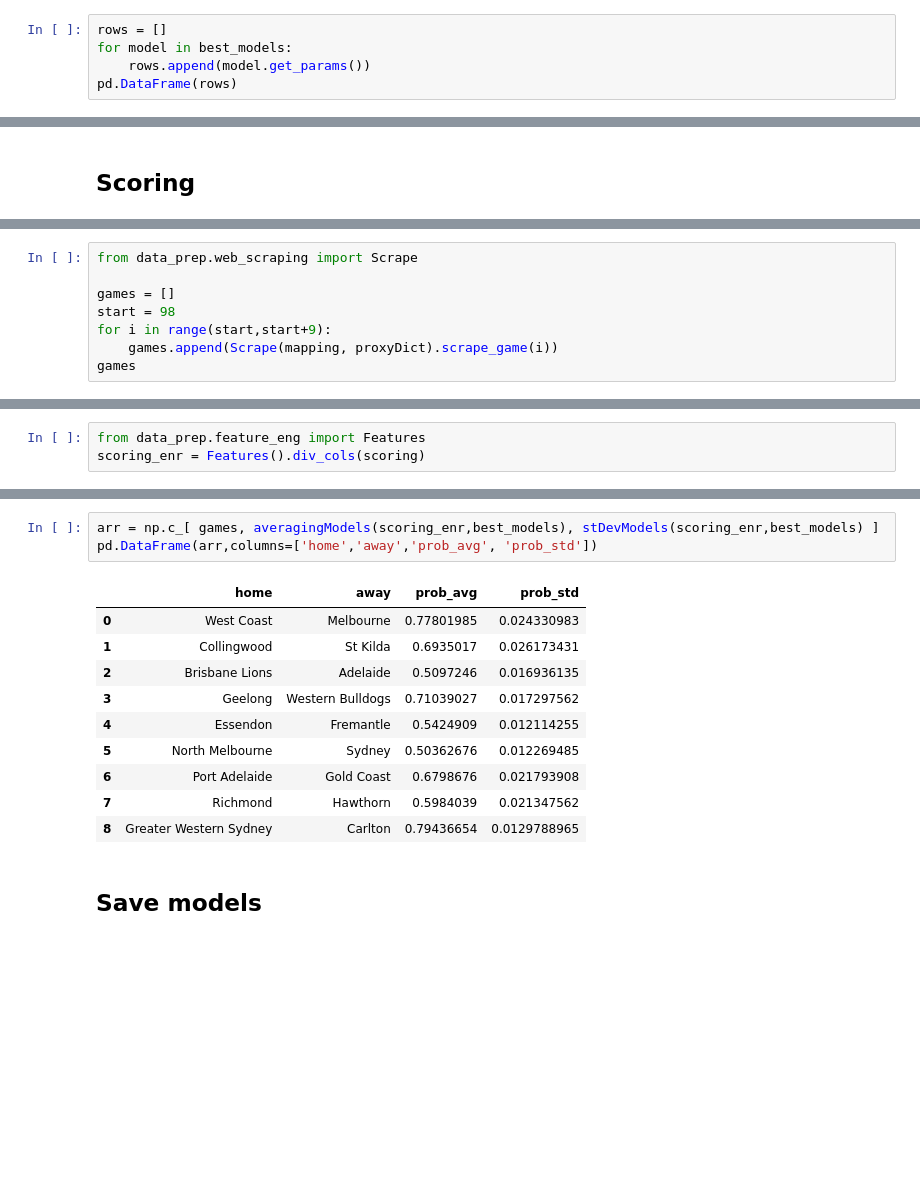
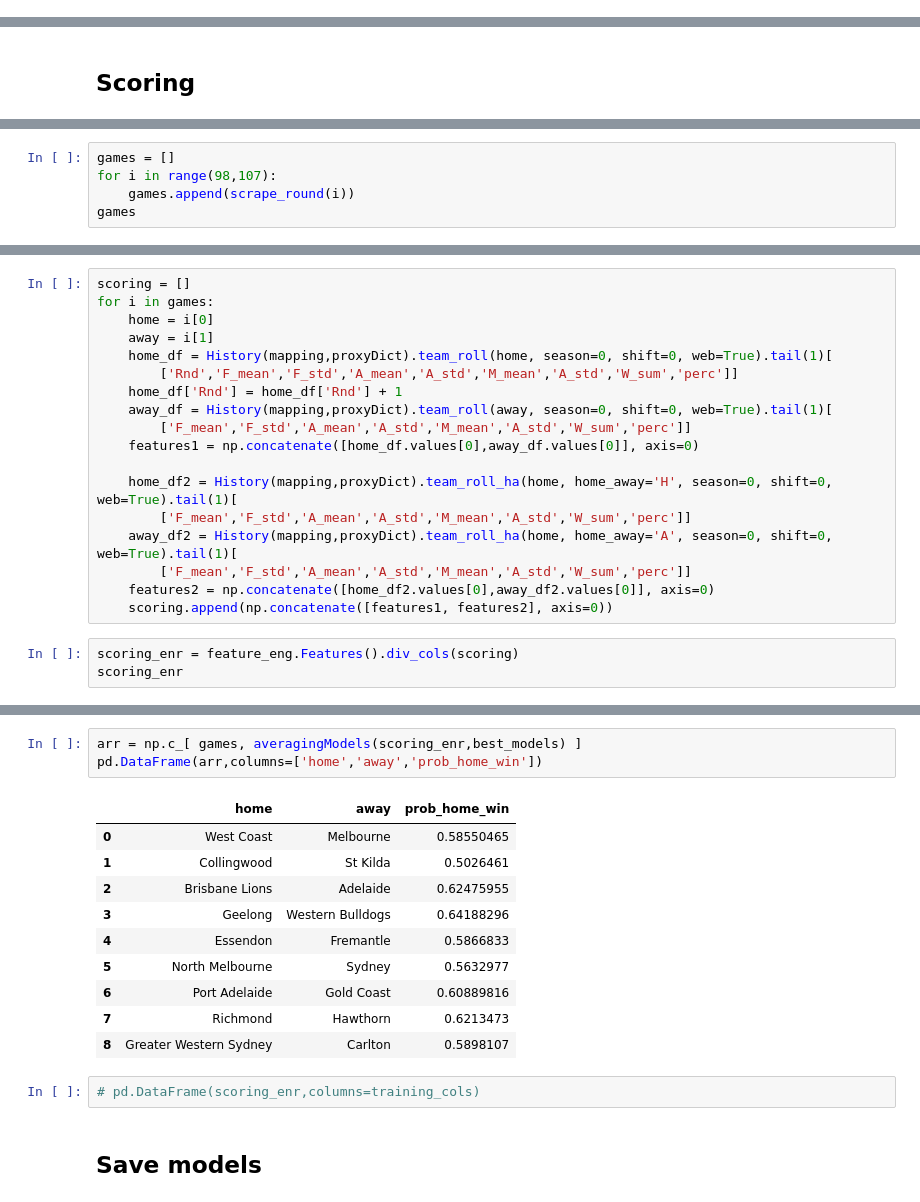
Before and after one commit to toddniven/AFL-Monash-comp, a Jupyter notebook: AFL historical model.ipynb, the cells around one changed output, grey strips where cells are left out. Drawn from its saved outputs; the diff is of its cells as text; blank space fills up the shorter version.

```diff
--- a/AFL historical model.ipynb
+++ b/AFL historical model.ipynb
@@ -278,5 +289,0 @@ plt.legend()
-# %%
-rows = []
-for model in best_models:
-    rows.append(model.get_params())
-pd.DataFrame(rows)
@@ -302,9 +309,6 @@ pd.DataFrame(rows)
 # %%
-from data_prep.web_scraping import Scrape
-
 games = []
-start = 98
-for i in range(start,start+9):
-    games.append(Scrape(mapping, proxyDict).scrape_game(i))
+for i in range(98,107):
+    games.append(scrape_round(i))
 games
 # %% [output]
@@ -330,3 +324,21 @@ The code that caused this warning is on line 16 of the file /Users/d719674/dev/c
+# %%
+scoring = []
+for i in games:
+    home = i[0]
+    away = i[1]
+    home_df = History(mapping,proxyDict).team_roll(home, season=0, shift=0, web=True).tail(1)[
+        ['Rnd','F_mean','F_std','A_mean','A_std','M_mean','A_std','W_sum','perc']]
+    home_df['Rnd'] = home_df['Rnd'] + 1
+    away_df = History(mapping,proxyDict).team_roll(away, season=0, shift=0, web=True).tail(1)[
+        ['F_mean','F_std','A_mean','A_std','M_mean','A_std','W_sum','perc']]
+    features1 = np.concatenate([home_df.values[0],away_df.values[0]], axis=0)
+
+    home_df2 = History(mapping,proxyDict).team_roll_ha(home, home_away='H', season=0, shift=0, web=True).tail(1)[
+        ['F_mean','F_std','A_mean','A_std','M_mean','A_std','W_sum','perc']]
+    away_df2 = History(mapping,proxyDict).team_roll_ha(home, home_away='A', season=0, shift=0, web=True).tail(1)[
+        ['F_mean','F_std','A_mean','A_std','M_mean','A_std','W_sum','perc']]
+    features2 = np.concatenate([home_df2.values[0],away_df2.values[0]], axis=0)
+    scoring.append(np.concatenate([features1, features2], axis=0))
 # %%
-from data_prep.feature_eng import Features
-scoring_enr = Features().div_cols(scoring)
+scoring_enr = feature_eng.Features().div_cols(scoring)
+scoring_enr
@@ -333,17 +363,19 @@ scoring_enr = Features().div_cols(scoring)
 # %%
-arr = np.c_[ games, averagingModels(scoring_enr,best_models), stDevModels(scoring_enr,best_models) ]
-pd.DataFrame(arr,columns=['home','away','prob_avg', 'prob_std'])
+arr = np.c_[ games, averagingModels(scoring_enr,best_models) ]
+pd.DataFrame(arr,columns=['home','away','prob_home_win'])
 # %% [output]
-|  | home | away | prob_avg | prob_std |
-| 0 | West Coast | Melbourne | 0.77801985 | 0.024330983 |
-| 1 | Collingwood | St Kilda | 0.6935017 | 0.026173431 |
-| 2 | Brisbane Lions | Adelaide | 0.5097246 | 0.016936135 |
-| 3 | Geelong | Western Bulldogs | 0.71039027 | 0.017297562 |
-| 4 | Essendon | Fremantle | 0.5424909 | 0.012114255 |
-| 5 | North Melbourne | Sydney | 0.50362676 | 0.012269485 |
-| 6 | Port Adelaide | Gold Coast | 0.6798676 | 0.021793908 |
-| 7 | Richmond | Hawthorn | 0.5984039 | 0.021347562 |
-| 8 | Greater Western Sydney | Carlton | 0.79436654 | 0.0129788965 |
+|  | home | away | prob_home_win |
+| 0 | West Coast | Melbourne | 0.58550465 |
+| 1 | Collingwood | St Kilda | 0.5026461 |
+| 2 | Brisbane Lions | Adelaide | 0.62475955 |
+| 3 | Geelong | Western Bulldogs | 0.64188296 |
+| 4 | Essendon | Fremantle | 0.5866833 |
+| 5 | North Melbourne | Sydney | 0.5632977 |
+| 6 | Port Adelaide | Gold Coast | 0.60889816 |
+| 7 | Richmond | Hawthorn | 0.6213473 |
+| 8 | Greater Western Sydney | Carlton | 0.5898107 |
+# %%
+# pd.DataFrame(scoring_enr,columns=training_cols)
 # %% [markdown]
 ## Save models
 # %%
```
Also changed, not shown: parts of 16 cells of this notebook, 1 other file.
